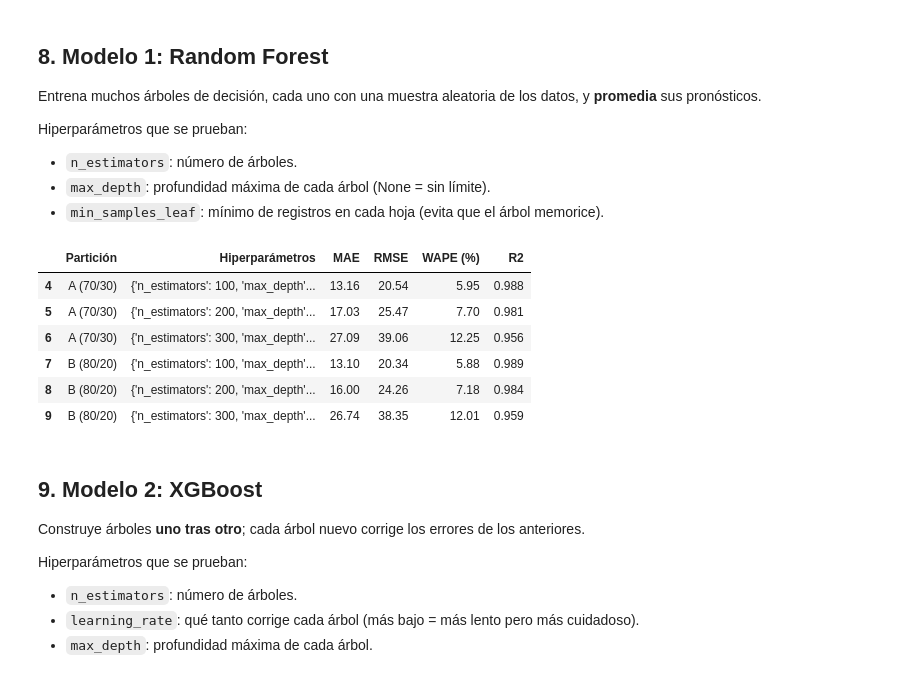
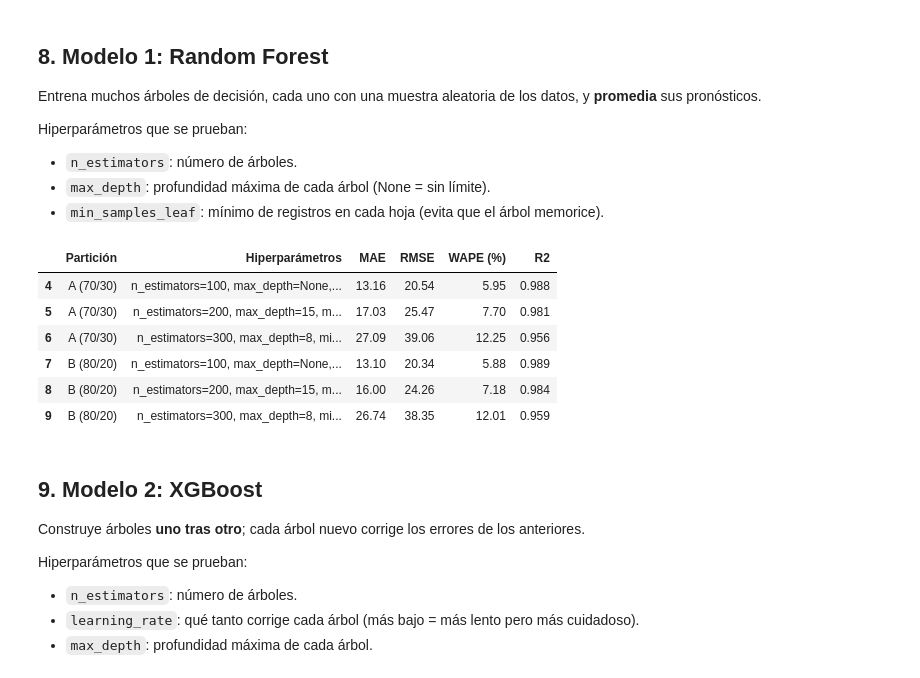
Before and after one commit to patatamanYT/no-entear, a Jupyter notebook: etapa_5_1_codigo/TI3002C_Etapa 5.1_Código ML_6_Jaime Hernández González.ipynb, the cells around one changed output. Cells and saved outputs as stored; diff of their text form; code cells hidden in the pictures.

```diff
--- a/TI3002C_Etapa 5.1_Código ML_6_Jaime Hernández González.ipynb
+++ b/etapa_5_1_codigo/TI3002C_Etapa 5.1_Código ML_6_Jaime Hernández González.ipynb
@@ -18,6 +18,8 @@ import seaborn as sns
 from sklearn.ensemble import RandomForestRegressor
 from xgboost import XGBRegressor
 from sklearn.metrics import mean_absolute_error, mean_squared_error, r2_score
+
+pd.set_option('display.max_colwidth', None)   # para ver los hiperparámetros completos en las tablas
 # %% [markdown]
 ## 2. Importar datos
 Se usa la base **mensual (Nivel Macro)**: 130 productos × 7 regiones × 24 meses (2024–2025).
@@ -258,33 +329,33 @@ Hiperparámetros que se prueban:
 # %%
 configuraciones_rf = [
     {'n_estimators': 100, 'max_depth': None, 'min_samples_leaf': 1},
     {'n_estimators': 200, 'max_depth': 15,   'min_samples_leaf': 2},
     {'n_estimators': 300, 'max_depth': 8,    'min_samples_leaf': 5},
 ]
 
 for nombre, corte in particiones.items():
     entrenamiento = datos['fecha'] < corte
     prueba = datos['fecha'] >= corte
 
     for config in configuraciones_rf:
         modelo = RandomForestRegressor(**config, random_state=42, n_jobs=-1)
         modelo.fit(X[entrenamiento], y[entrenamiento])
         prediccion = modelo.predict(X[prueba])
 
         fila = evaluar(y[prueba], prediccion)
-        fila.update({'Modelo': 'Random Forest', 'Partición': nombre, 'Hiperparámetros': str(config)})
+        fila.update({'Modelo': 'Random Forest', 'Partición': nombre, 'Hiperparámetros': ', '.join(f'{k}={v}' for k, v in config.items())})
         resultados.append(fila)
 
 tabla_rf = pd.DataFrame(resultados)
 tabla_rf[tabla_rf['Modelo'] == 'Random Forest'][['Partición', 'Hiperparámetros', 'MAE', 'RMSE', 'WAPE (%)', 'R2']]
 # %% [output]
 |  | Partición | Hiperparámetros | MAE | RMSE | WAPE (%) | R2 |
-| 4 | A (70/30) | {'n_estimators': 100, 'max_depth'... | 13.16 | 20.54 | 5.95 | 0.988 |
-| 5 | A (70/30) | {'n_estimators': 200, 'max_depth'... | 17.03 | 25.47 | 7.70 | 0.981 |
-| 6 | A (70/30) | {'n_estimators': 300, 'max_depth'... | 27.09 | 39.06 | 12.25 | 0.956 |
-| 7 | B (80/20) | {'n_estimators': 100, 'max_depth'... | 13.10 | 20.34 | 5.88 | 0.989 |
-| 8 | B (80/20) | {'n_estimators': 200, 'max_depth'... | 16.00 | 24.26 | 7.18 | 0.984 |
-| 9 | B (80/20) | {'n_estimators': 300, 'max_depth'... | 26.74 | 38.35 | 12.01 | 0.959 |
+| 4 | A (70/30) | n_estimators=100, max_depth=None,... | 13.16 | 20.54 | 5.95 | 0.988 |
+| 5 | A (70/30) | n_estimators=200, max_depth=15, m... | 17.03 | 25.47 | 7.70 | 0.981 |
+| 6 | A (70/30) | n_estimators=300, max_depth=8, mi... | 27.09 | 39.06 | 12.25 | 0.956 |
+| 7 | B (80/20) | n_estimators=100, max_depth=None,... | 13.10 | 20.34 | 5.88 | 0.989 |
+| 8 | B (80/20) | n_estimators=200, max_depth=15, m... | 16.00 | 24.26 | 7.18 | 0.984 |
+| 9 | B (80/20) | n_estimators=300, max_depth=8, mi... | 26.74 | 38.35 | 12.01 | 0.959 |
 # %% [markdown]
 ## 9. Modelo 2: XGBoost
 Construye árboles **uno tras otro**; cada árbol nuevo corrige los errores de los anteriores.
```
Also changed, not shown: parts of 11 cells of this notebook, 2 other files.
